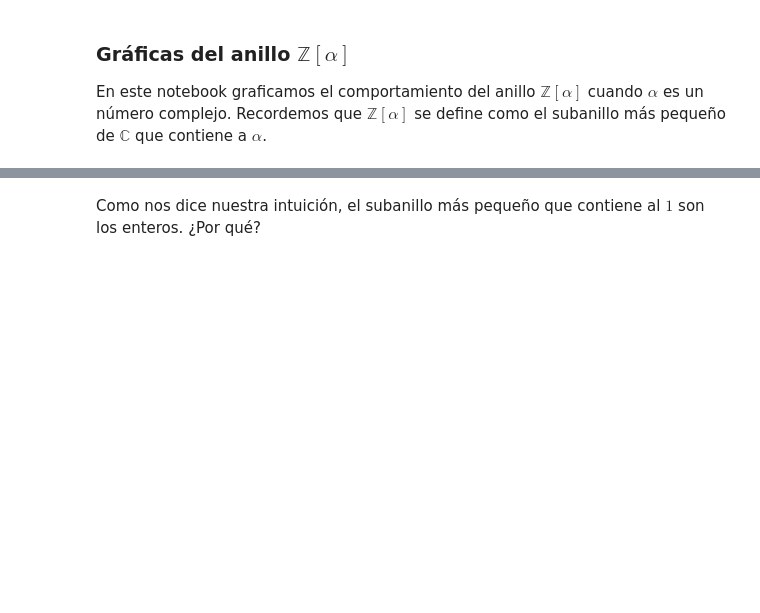
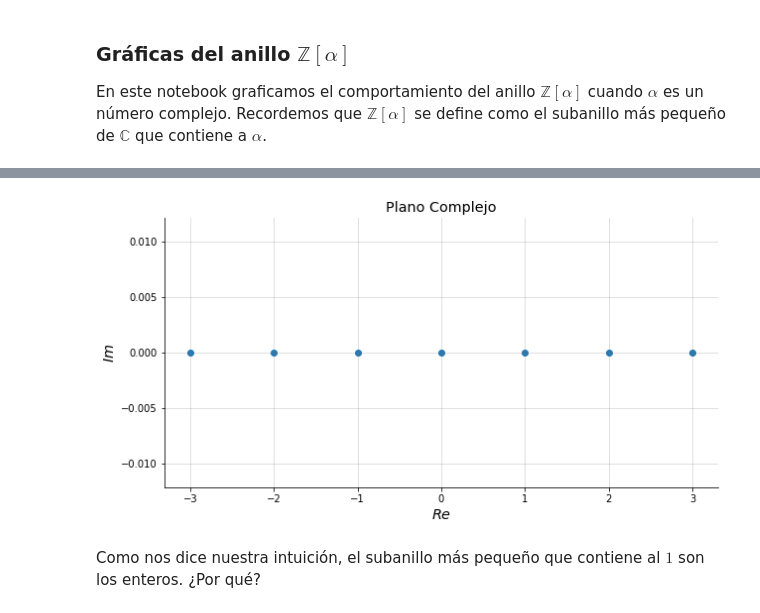
Before and after one commit to luisgrivas/pynotes, a Jupyter notebook: notebooks/Graficas Z[a].ipynb, the cells around one changed output, grey strips where cells are left out. Cells and saved outputs as stored; diff of their text form; code cells hidden in the pictures; blank space fills up the shorter version.

```diff
--- a/notebooks/Graficas Z[a].ipynb
+++ b/notebooks/Graficas Z[a].ipynb
@@ -30,3 +33,7 @@ En el caso $\alpha = 0$ nuestra funcion **no grafica correctamente** al subanill
+# %%
+plot_Z(0)
+# %% [output]
+[figure, added]
 # %% [markdown]
 Como nos dice nuestra intuición, el subanillo más pequeño que contiene al $1$ son los enteros. ¿Por qué?
 # %%
```
Also changed, not shown: parts of 6 cells of this notebook.
